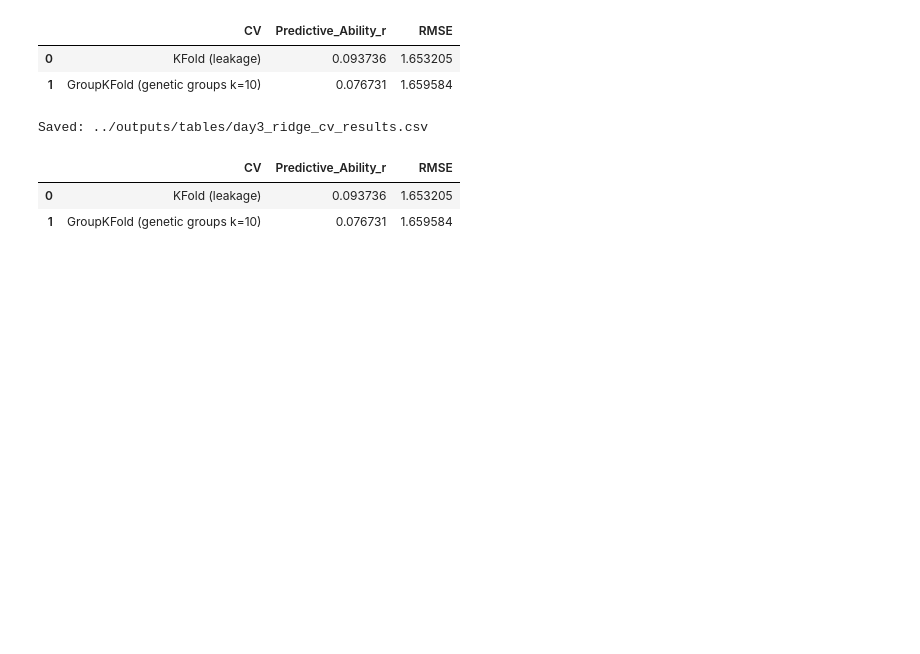
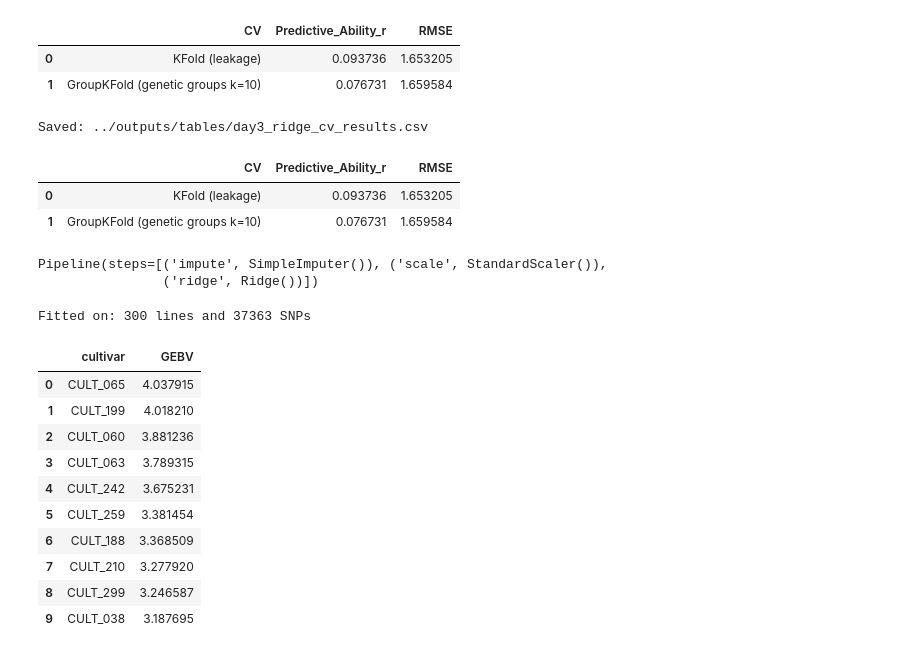
Before and after one commit to nicolepretini/wheat-genomic-selection, a Jupyter notebook: notebooks/03_ridge_gs_modeling.ipynb, the cells around one changed output. Cells and saved outputs as stored; diff of their text form; code cells hidden in the pictures; blank space fills up the shorter version.

```diff
--- a/notebooks/03_ridge_gs_modeling.ipynb
+++ b/notebooks/03_ridge_gs_modeling.ipynb
@@ -115,3 +115,44 @@ Saved: ../outputs/tables/day3_ridge_cv_results.csv
 |  | CV | Predictive_Ability_r | RMSE |
 | 0 | KFold (leakage) | 0.093736 | 1.653205 |
 | 1 | GroupKFold (genetic groups k=10) | 0.076731 | 1.659584 |
+# %%
+from sklearn.pipeline import Pipeline
+from sklearn.impute import SimpleImputer
+from sklearn.preprocessing import StandardScaler
+from sklearn.linear_model import Ridge
+
+gs_pipeline = Pipeline([
+    ("impute", SimpleImputer(strategy="mean")),
+    ("scale", StandardScaler()),
+    ("ridge", Ridge(alpha=1.0))
+])
+
+gs_pipeline
+# %% [output]
+Pipeline(steps=[('impute', SimpleImputer()), ('scale', StandardScaler()),
+                ('ridge', Ridge())])
+# %%
+gs_pipeline.fit(X.values, y)
+print("Fitted on:", X.shape[0], "lines and", X.shape[1], "SNPs")
+# %% [output]
+Fitted on: 300 lines and 37363 SNPs
+# %%
+gebv = gs_pipeline.predict(X.values)
+
+ranking = (pd.DataFrame({"cultivar": X.index, "GEBV": gebv})
+           .sort_values("GEBV", ascending=False)
+           .reset_index(drop=True))
+
+ranking.head(10)
+# %% [output]
+|  | cultivar | GEBV |
+| 0 | CULT_065 | 4.037915 |
+| 1 | CULT_199 | 4.018210 |
+| 2 | CULT_060 | 3.881236 |
+| 3 | CULT_063 | 3.789315 |
+| 4 | CULT_242 | 3.675231 |
+| 5 | CULT_259 | 3.381454 |
+| 6 | CULT_188 | 3.368509 |
+| 7 | CULT_210 | 3.277920 |
+| 8 | CULT_299 | 3.246587 |
+| 9 | CULT_038 | 3.187695 |
```
Also changed, not shown: parts of 6 cells of this notebook, 2 other files.
